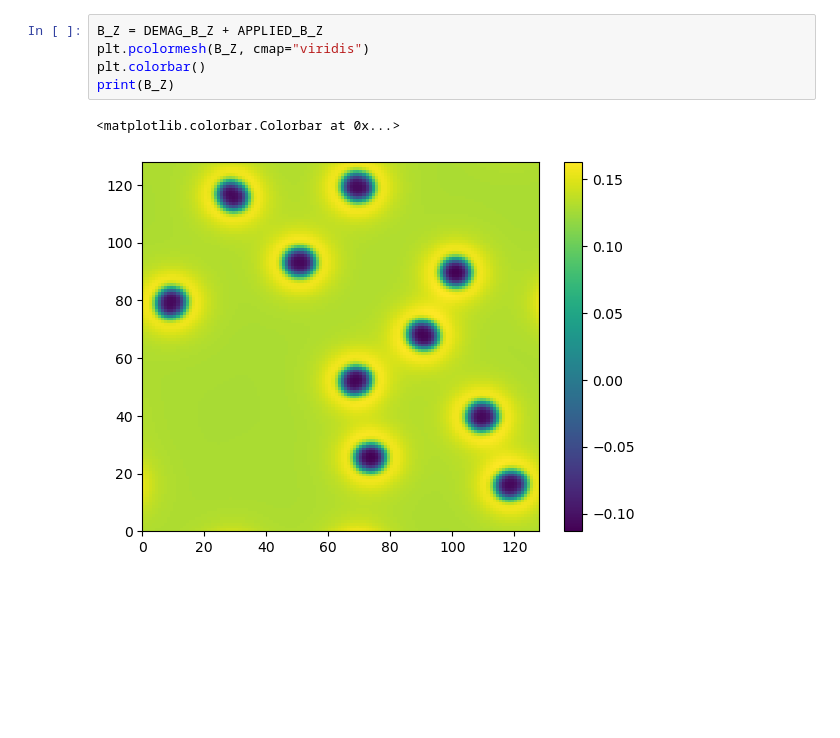
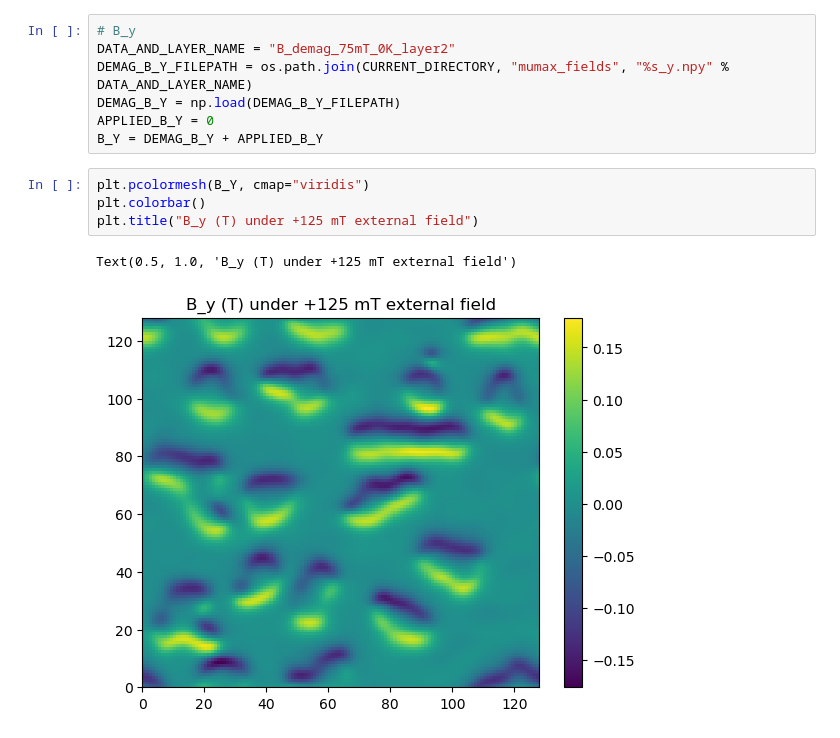
Before and after one commit to jschen6178/tdgl, a Jupyter notebook: vector_potential.ipynb, the cells around one changed output. Cells and saved outputs as stored; diff of their text form; blank space fills up the shorter version.

```diff
--- a/vector_potential.ipynb
+++ b/vector_potential.ipynb
@@ -17,8 +18,14 @@ Text(0.5, 1.0, 'B_z (T) under +125 mT external field')
-# %%
-B_Z = DEMAG_B_Z + APPLIED_B_Z
-plt.pcolormesh(B_Z, cmap="viridis")
-plt.colorbar()
-print(B_Z)
-# %% [output]
-<matplotlib.colorbar.Colorbar at 0x...>
-[figure, removed]
+# %%
+# B_y
+DATA_AND_LAYER_NAME = "B_demag_75mT_0K_layer2"
+DEMAG_B_Y_FILEPATH = os.path.join(CURRENT_DIRECTORY, "mumax_fields", "%s_y.npy" % DATA_AND_LAYER_NAME)
+DEMAG_B_Y = np.load(DEMAG_B_Y_FILEPATH)
+APPLIED_B_Y = 0
+B_Y = DEMAG_B_Y + APPLIED_B_Y
+# %%
+plt.pcolormesh(B_Y, cmap="viridis")
+plt.colorbar()
+plt.title("B_y (T) under +125 mT external field")
+# %% [output]
+Text(0.5, 1.0, 'B_y (T) under +125 mT external field')
+[figure, added]
```
Also changed, not shown: parts of 4 cells of this notebook, 12 other files.
